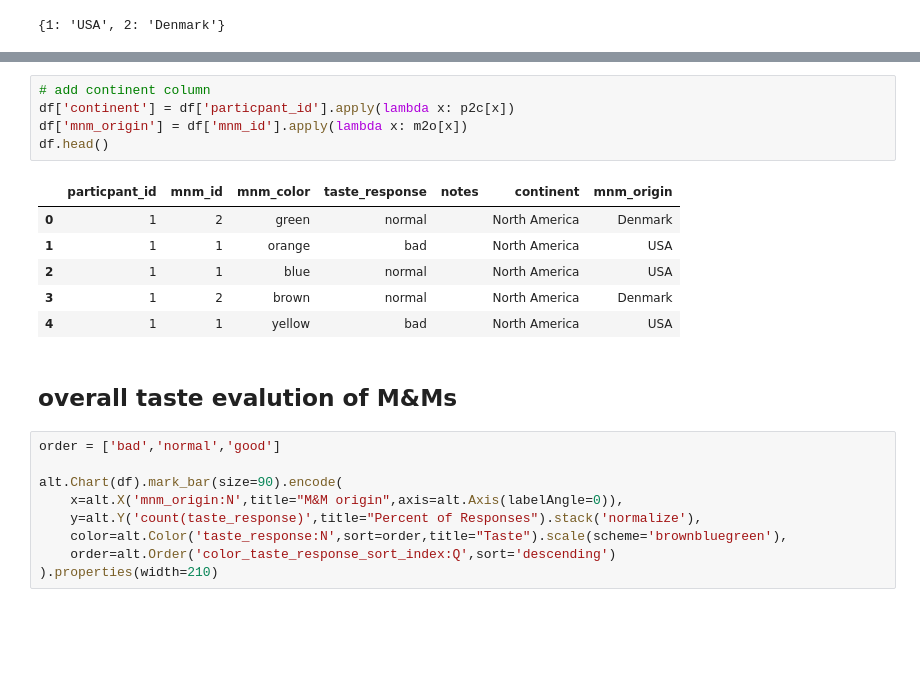
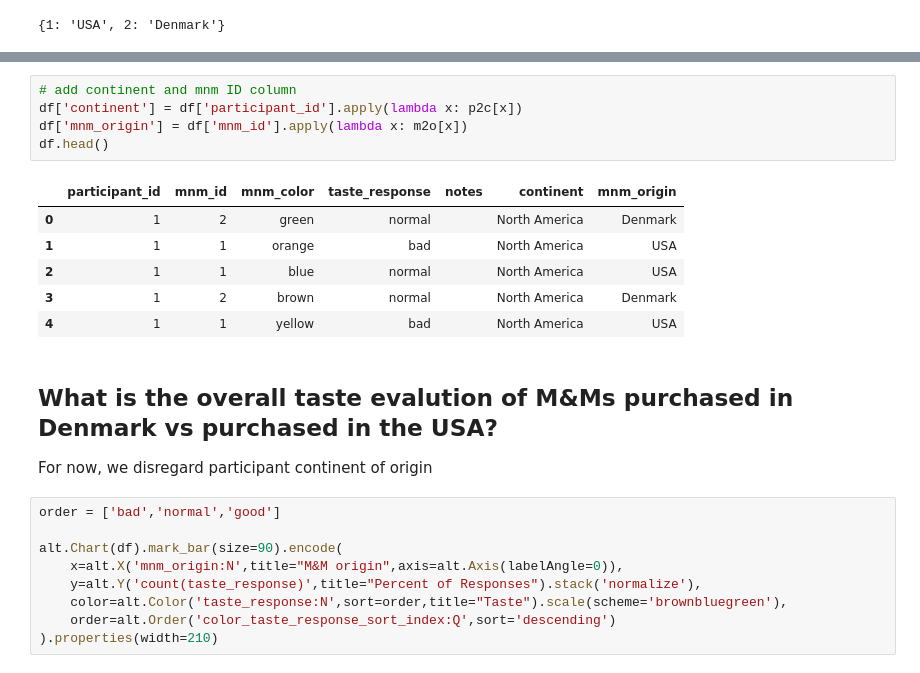
Before and after one commit to erinhwilson/mnm-taste-test, a Jupyter notebook: mnm_analysis.ipynb, the cells around one changed output, grey strips where cells are left out. Saved outputs shown, nothing was run; the diff lists cells and outputs as text; blank space fills up the shorter version.

Commit message:
more exploration of visualizations, added taste_score for each participant

```diff
--- a/mnm_analysis.ipynb
+++ b/mnm_analysis.ipynb
@@ -55,19 +113,20 @@ df.head()
 | 3 | 1 | 2 | brown | normal |  |
 | 4 | 1 | 1 | yellow | bad |  |
 # %%
-# add continent column
-df['continent'] = df['particpant_id'].apply(lambda x: p2c[x])
+# add continent and mnm ID column
+df['continent'] = df['participant_id'].apply(lambda x: p2c[x])
 df['mnm_origin'] = df['mnm_id'].apply(lambda x: m2o[x])
 df.head()
 # %% [output]
-|  | particpant_id | mnm_id | mnm_color | taste_response | notes | continent | mnm_origin |
+|  | participant_id | mnm_id | mnm_color | taste_response | notes | continent | mnm_origin |
 | 0 | 1 | 2 | green | normal |  | North America | Denmark |
 | 1 | 1 | 1 | orange | bad |  | North America | USA |
 | 2 | 1 | 1 | blue | normal |  | North America | USA |
 | 3 | 1 | 2 | brown | normal |  | North America | Denmark |
 | 4 | 1 | 1 | yellow | bad |  | North America | USA |
-# %% [markdown]
-## overall taste evalution of M&Ms
+# %% [markdown]
+## What is the overall taste evalution of M&Ms purchased in Denmark vs purchased in the USA?
+For now, we disregard participant continent of origin
 # %%
 order = ['bad','normal','good']
 
```
Also changed, not shown: parts of 61 cells of this notebook, 1 other file.
